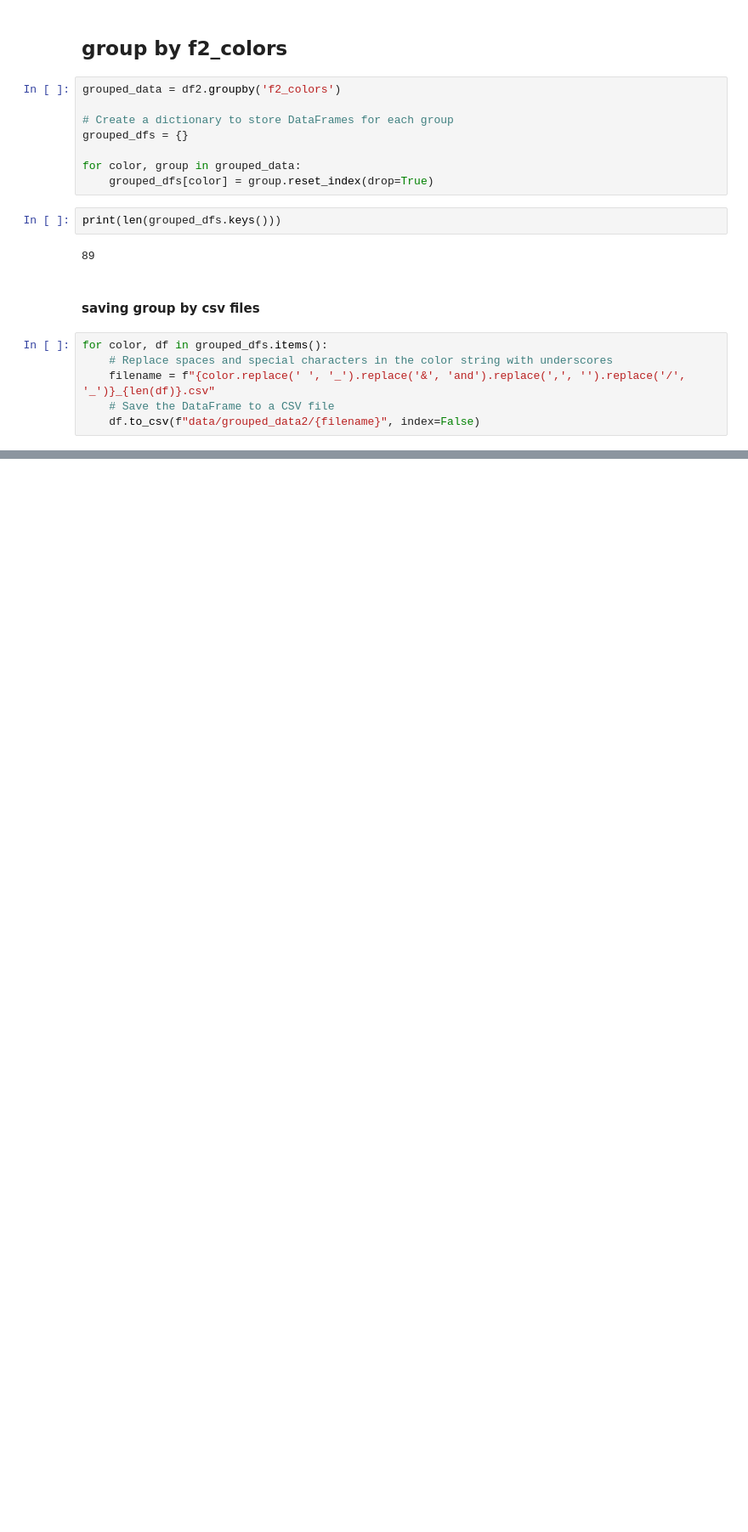
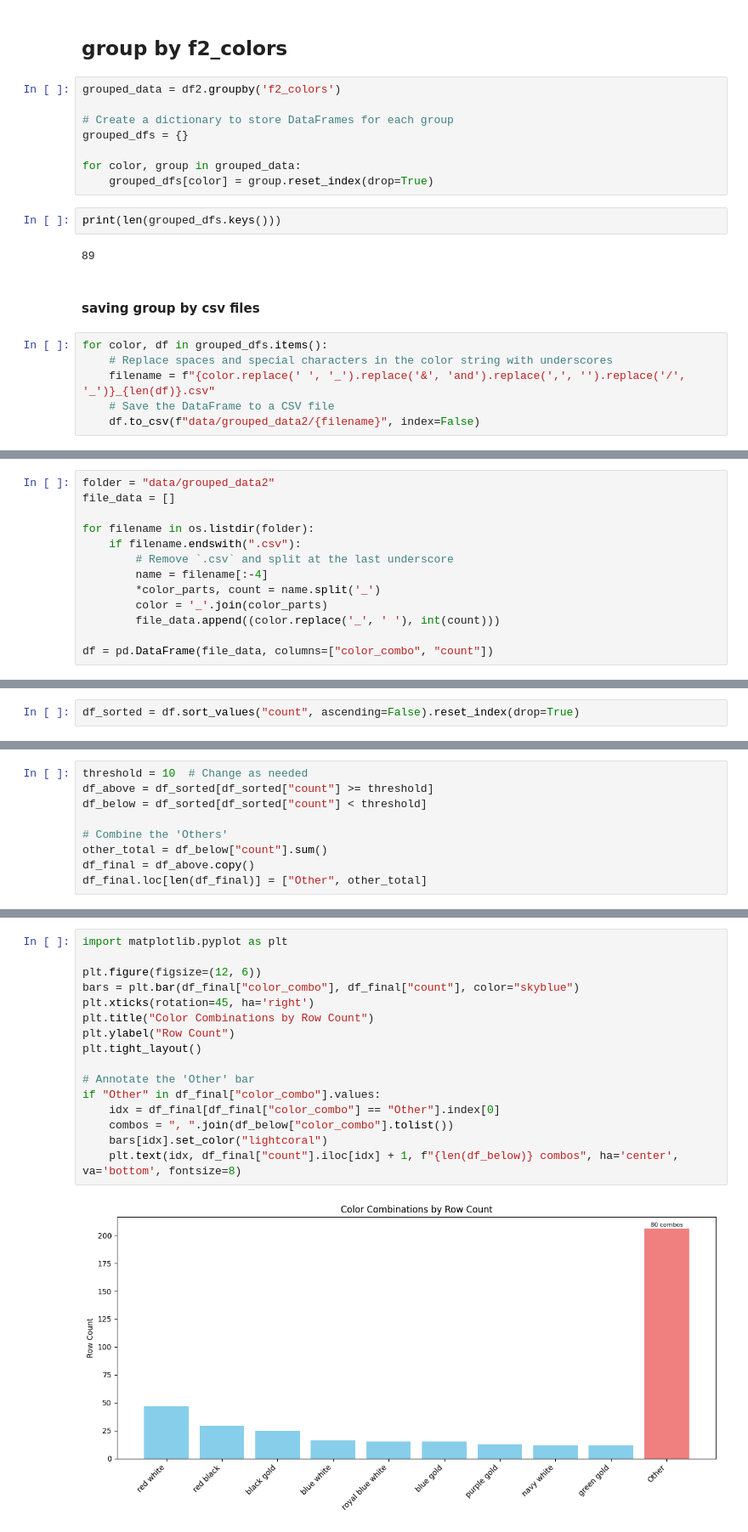
Before and after one commit to Ahnaf19/school-scraper, a Jupyter notebook: school_scraping.ipynb, the cells around one changed output, grey strips where cells are left out. Shown at 85% size. Cells and saved outputs as stored; diff of their text form; blank space fills up the shorter version.

Commit message:
visualize csv files count

```diff
--- a/school_scraping.ipynb
+++ b/school_scraping.ipynb
@@ -418,0 +424,13 @@ for color, df in grouped_dfs.items():
+# %%
+folder = "data/grouped_data2"
+file_data = []
+
+for filename in os.listdir(folder):
+    if filename.endswith(".csv"):
+        # Remove `.csv` and split at the last underscore
+        name = filename[:-4]
+        *color_parts, count = name.split('_')
+        color = '_'.join(color_parts)
+        file_data.append((color.replace('_', ' '), int(count)))
+
+df = pd.DataFrame(file_data, columns=["color_combo", "count"])
@@ -418,0 +453,2 @@ for color, df in grouped_dfs.items():
+# %%
+df_sorted = df.sort_values("count", ascending=False).reset_index(drop=True)
@@ -418,0 +471,9 @@ for color, df in grouped_dfs.items():
+# %%
+threshold = 10  # Change as needed
+df_above = df_sorted[df_sorted["count"] >= threshold]
+df_below = df_sorted[df_sorted["count"] < threshold]
+
+# Combine the 'Others'
+other_total = df_below["count"].sum()
+df_final = df_above.copy()
+df_final.loc[len(df_final)] = ["Other", other_total]
@@ -418,0 +494,18 @@ for color, df in grouped_dfs.items():
+# %%
+import matplotlib.pyplot as plt
+
+plt.figure(figsize=(12, 6))
+bars = plt.bar(df_final["color_combo"], df_final["count"], color="skyblue")
+plt.xticks(rotation=45, ha='right')
+plt.title("Color Combinations by Row Count")
+plt.ylabel("Row Count")
+plt.tight_layout()
+
+# Annotate the 'Other' bar
+if "Other" in df_final["color_combo"].values:
+    idx = df_final[df_final["color_combo"] == "Other"].index[0]
+    combos = ", ".join(df_below["color_combo"].tolist())
+    bars[idx].set_color("lightcoral")
+    plt.text(idx, df_final["count"].iloc[idx] + 1, f"{len(df_below)} combos", ha='center', va='bottom', fontsize=8)
+# %% [output]
+[figure, added]
```
Also changed, not shown: parts of 5 cells of this notebook, 1 other file.
